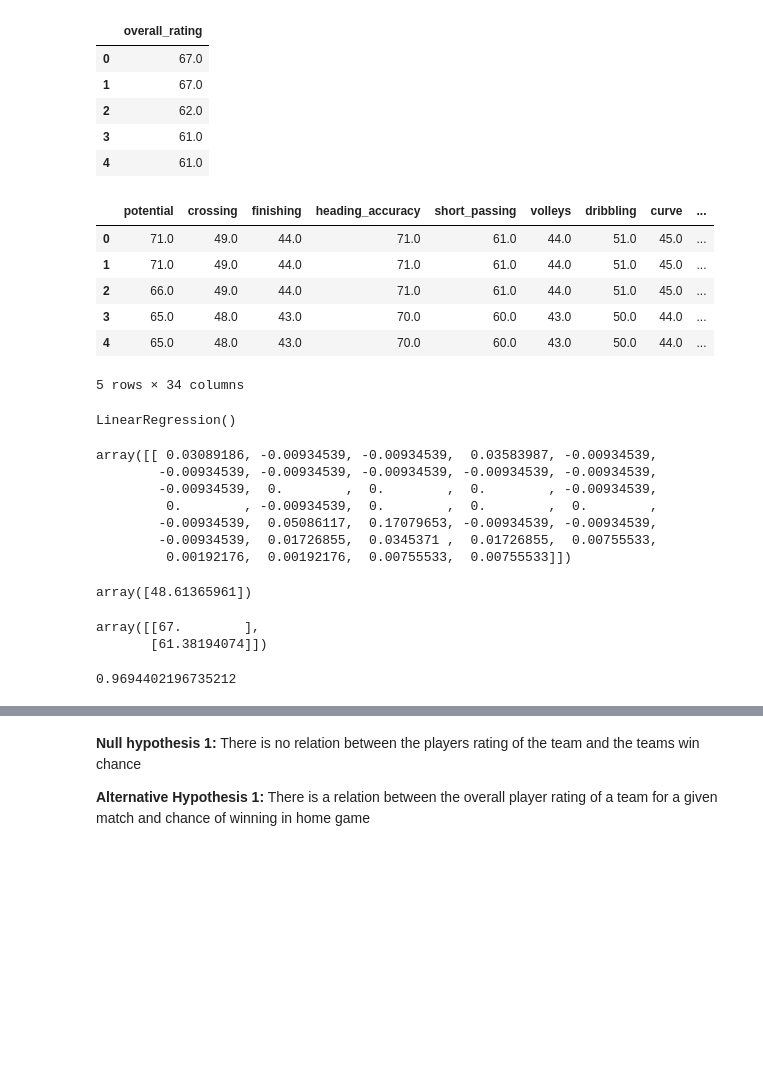
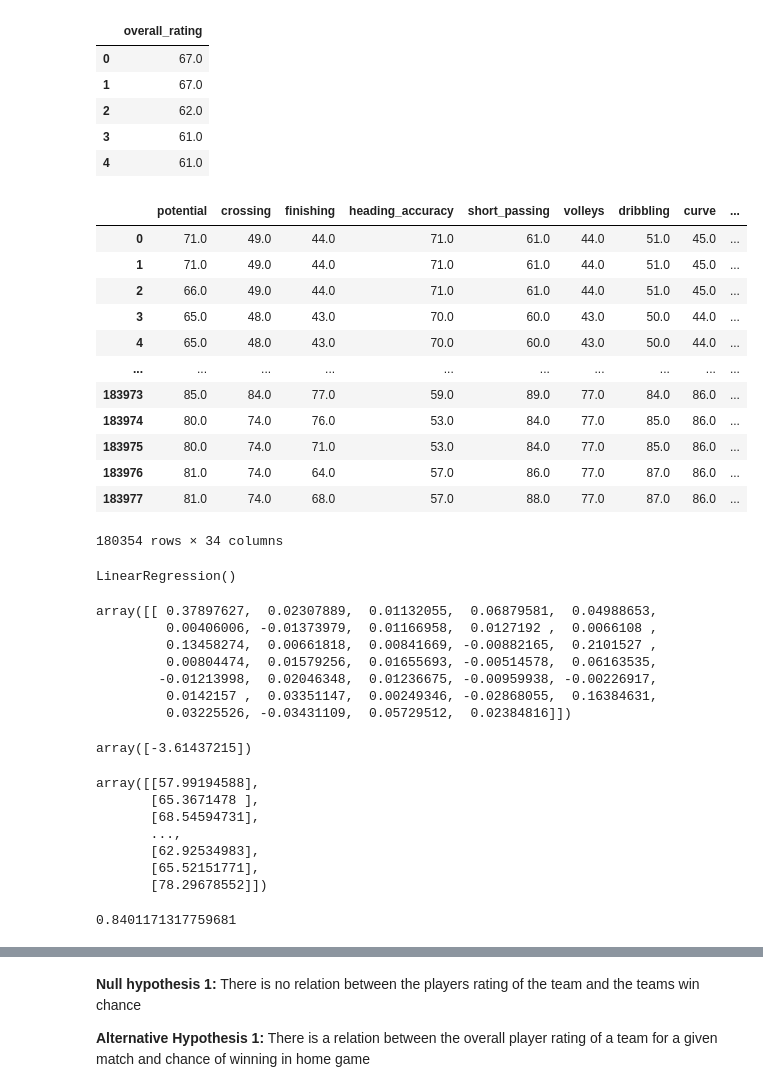
Before and after one commit to Hyej-Kim/cmsc320Final, a Jupyter notebook: cmsc320Final.ipynb, the cells around one changed output, grey strips where cells are left out. Drawn from its saved outputs; the diff is of its cells as text; code cells hidden in the pictures; blank space fills up the shorter version.

```diff
--- a/cmsc320Final.ipynb
+++ b/cmsc320Final.ipynb
@@ -1273,6 +1250,6 @@ overall_rating(player) as dependent and other features for independent(linear re
 
 **Alternative Hypothesis 1:** There is a relation between the overall_rating(player) and other features of player.
 # %%
-df = player_Attributes.head()
-df.columns
+df = player_Attributes
+df.shape
 # %% [output]
@@ -1299,7 +1266,7 @@ selected_attr = [
        'gk_reflexes']
 target = ['overall_rating']
 # %%
-df = df.dropna()
+df = df.dropna(0)
 # %%
 X = df[selected_attr]
 y = df[target]
@@ -1312,15 +1279,21 @@ y.head()
 | 3 | 61.0 |
 | 4 | 61.0 |
 # %%
-X.head()
+X
 # %% [output]
 |  | potential | crossing | finishing | heading_accuracy | short_passing | volleys | dribbling | curve | ... |
 | 0 | 71.0 | 49.0 | 44.0 | 71.0 | 61.0 | 44.0 | 51.0 | 45.0 | ... |
 | 1 | 71.0 | 49.0 | 44.0 | 71.0 | 61.0 | 44.0 | 51.0 | 45.0 | ... |
 | 2 | 66.0 | 49.0 | 44.0 | 71.0 | 61.0 | 44.0 | 51.0 | 45.0 | ... |
 | 3 | 65.0 | 48.0 | 43.0 | 70.0 | 60.0 | 43.0 | 50.0 | 44.0 | ... |
 | 4 | 65.0 | 48.0 | 43.0 | 70.0 | 60.0 | 43.0 | 50.0 | 44.0 | ... |
+| ... | ... | ... | ... | ... | ... | ... | ... | ... | ... |
+| 183973 | 85.0 | 84.0 | 77.0 | 59.0 | 89.0 | 77.0 | 84.0 | 86.0 | ... |
+| 183974 | 80.0 | 74.0 | 76.0 | 53.0 | 84.0 | 77.0 | 85.0 | 86.0 | ... |
+| 183975 | 80.0 | 74.0 | 71.0 | 53.0 | 84.0 | 77.0 | 85.0 | 86.0 | ... |
+| 183976 | 81.0 | 74.0 | 64.0 | 57.0 | 86.0 | 77.0 | 87.0 | 86.0 | ... |
+| 183977 | 81.0 | 74.0 | 68.0 | 57.0 | 88.0 | 77.0 | 87.0 | 86.0 | ... |
-5 rows × 34 columns
+180354 rows × 34 columns
 # %%
 X_train, X_test, y_train, y_test = train_test_split(X,y)
 # %%
@@ -1331,28 +1304,33 @@ LinearRegression()
 # %%
 reg.coef_
 # %% [output]
-array([[ 0.03089186, -0.00934539, -0.00934539,  0.03583987, -0.00934539,
-        -0.00934539, -0.00934539, -0.00934539, -0.00934539, -0.00934539,
-        -0.00934539,  0.        ,  0.        ,  0.        , -0.00934539,
-         0.        , -0.00934539,  0.        ,  0.        ,  0.        ,
-        -0.00934539,  0.05086117,  0.17079653, -0.00934539, -0.00934539,
-        -0.00934539,  0.01726855,  0.0345371 ,  0.01726855,  0.00755533,
-         0.00192176,  0.00192176,  0.00755533,  0.00755533]])
+array([[ 0.37897627,  0.02307889,  0.01132055,  0.06879581,  0.04988653,
+         0.00406006, -0.01373979,  0.01166958,  0.0127192 ,  0.0066108 ,
+         0.13458274,  0.00661818,  0.00841669, -0.00882165,  0.2101527 ,
+         0.00804474,  0.01579256,  0.01655693, -0.00514578,  0.06163535,
+        -0.01213998,  0.02046348,  0.01236675, -0.00959938, -0.00226917,
+         0.0142157 ,  0.03351147,  0.00249346, -0.02868055,  0.16384631,
+         0.03225526, -0.03431109,  0.05729512,  0.02384816]])
 # %%
 reg.intercept_
 # %% [output]
-array([48.61365961])
+array([-3.61437215])
 # %%
 y_prediction = reg.predict(X_test)
 y_prediction
 # %% [output]
-array([[67.        ],
-       [61.38194074]])
+array([[57.99194588],
+       [65.3671478 ],
+       [68.54594731],
+       ...,
+       [62.92534983],
+       [65.52151771],
+       [78.29678552]])
 # %%
 score = reg.score(X_test, y_test)
 score
 # %% [output]
-0.9694402196735212
+0.8401171317759681
 # %%
 import statsmodels.api as sm
 X=sm.add_constant(X_train)
```
Also changed, not shown: parts of 29 cells of this notebook.
